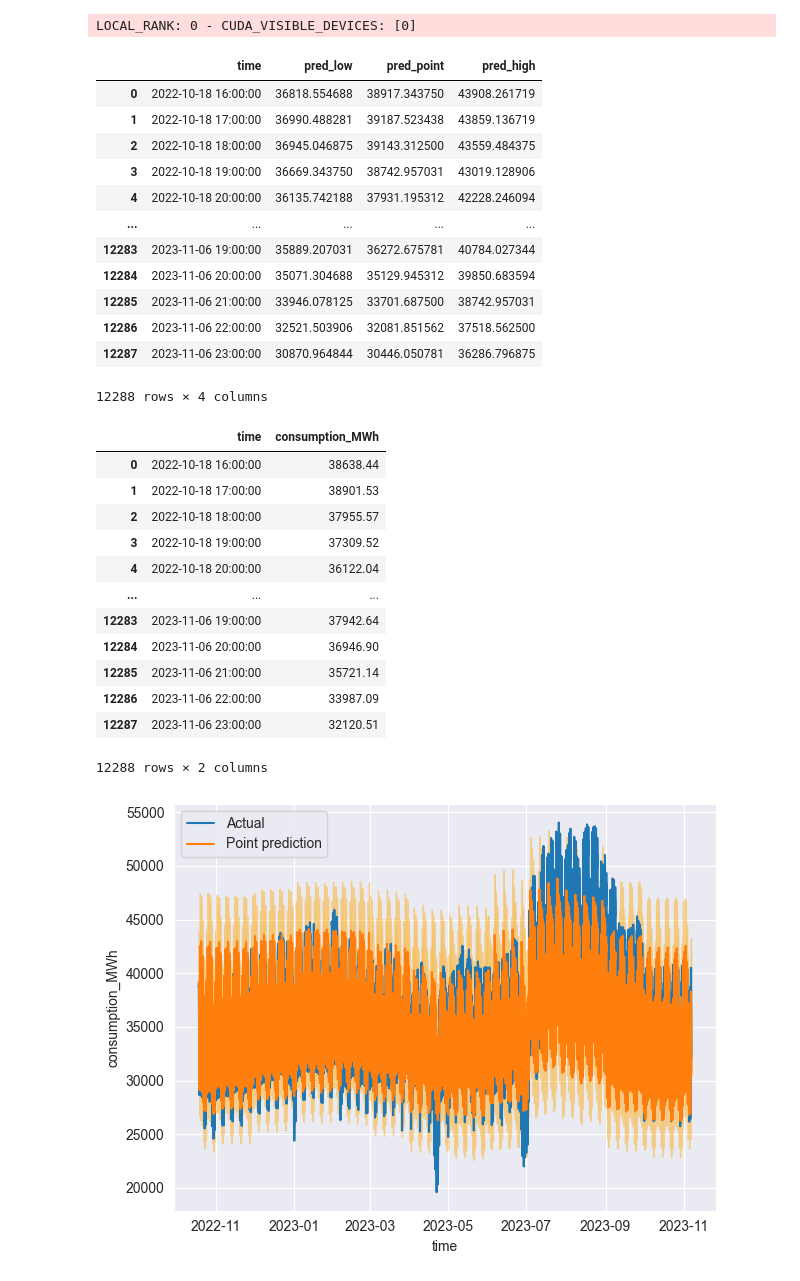
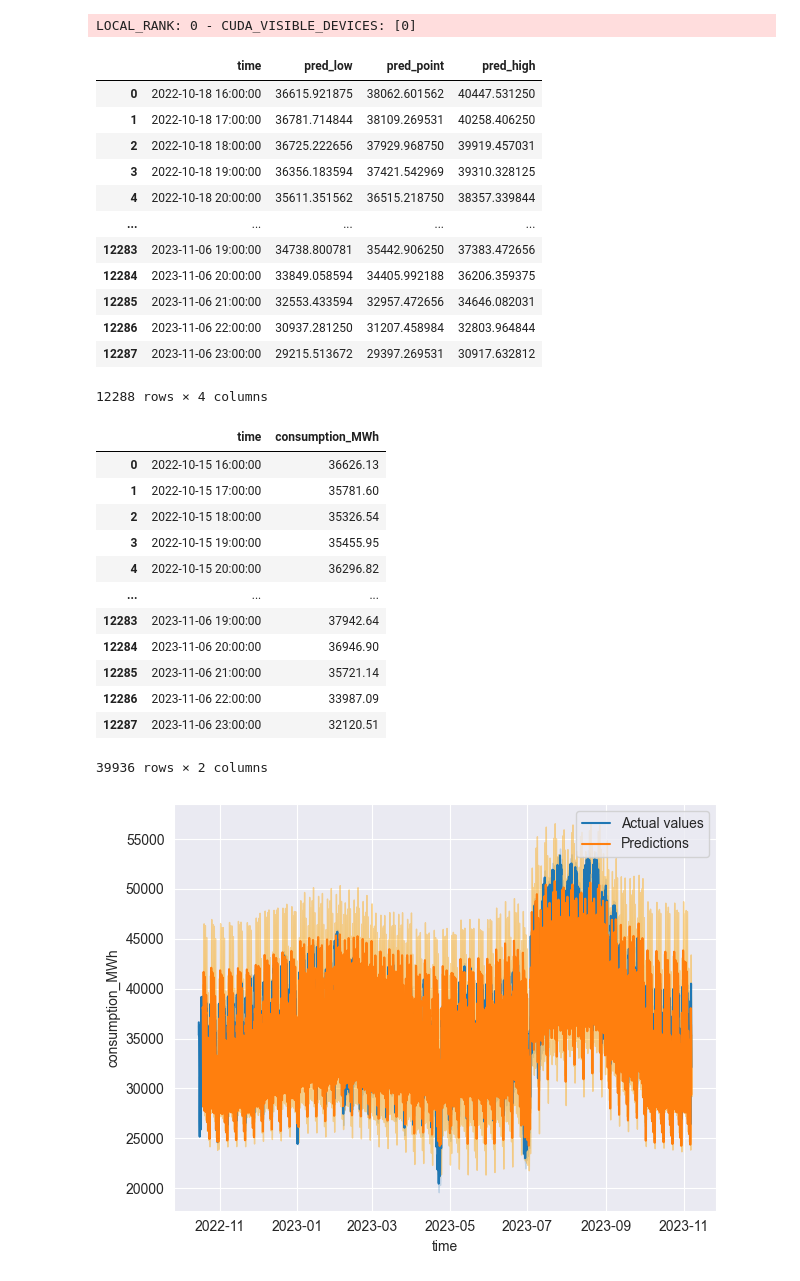
Before and after one commit to AhmetZamanis/DeepLearningEnergyForecasting, a Jupyter notebook: 3.1_QuantileLSTM.ipynb, the cells around one changed output. Drawn from its saved outputs; the diff is of its cells as text; code cells hidden in the pictures.

Commit message:
Finish stateful quantile LSTM notebook

```diff
--- a/3.1_QuantileLSTM.ipynb
+++ b/3.1_QuantileLSTM.ipynb
@@ -378,7 +379,7 @@ class QuantileLoss:
     quantiles in a list.
 
     Returns unreduced quantile loss tensor of shape (..., n_quantiles),
-    where each value is quantile loss * 2 (MAE).
+    where each value is quantile loss * 2 (equal to the MAE for q = 0.5).
 
     Implemented from pytorch_forecasting.metrics.quantile.QuantileLoss.
     """
@@ -947,64 +903,80 @@ df_preds = pd.DataFrame({
 df_preds
 # %% [output]
 |  | time | pred_low | pred_point | pred_high |
-| 0 | 2022-10-18 16:00:00 | 36818.554688 | 38917.343750 | 43908.261719 |
-| 1 | 2022-10-18 17:00:00 | 36990.488281 | 39187.523438 | 43859.136719 |
-| 2 | 2022-10-18 18:00:00 | 36945.046875 | 39143.312500 | 43559.484375 |
-| 3 | 2022-10-18 19:00:00 | 36669.343750 | 38742.957031 | 43019.128906 |
-| 4 | 2022-10-18 20:00:00 | 36135.742188 | 37931.195312 | 42228.246094 |
+| 0 | 2022-10-18 16:00:00 | 36615.921875 | 38062.601562 | 40447.531250 |
+| 1 | 2022-10-18 17:00:00 | 36781.714844 | 38109.269531 | 40258.406250 |
+| 2 | 2022-10-18 18:00:00 | 36725.222656 | 37929.968750 | 39919.457031 |
+| 3 | 2022-10-18 19:00:00 | 36356.183594 | 37421.542969 | 39310.328125 |
+| 4 | 2022-10-18 20:00:00 | 35611.351562 | 36515.218750 | 38357.339844 |
 | ... | ... | ... | ... | ... |
-| 12283 | 2023-11-06 19:00:00 | 35889.207031 | 36272.675781 | 40784.027344 |
-| 12284 | 2023-11-06 20:00:00 | 35071.304688 | 35129.945312 | 39850.683594 |
-| 12285 | 2023-11-06 21:00:00 | 33946.078125 | 33701.687500 | 38742.957031 |
-| 12286 | 2023-11-06 22:00:00 | 32521.503906 | 32081.851562 | 37518.562500 |
-| 12287 | 2023-11-06 23:00:00 | 30870.964844 | 30446.050781 | 36286.796875 |
+| 12283 | 2023-11-06 19:00:00 | 34738.800781 | 35442.906250 | 37383.472656 |
+| 12284 | 2023-11-06 20:00:00 | 33849.058594 | 34405.992188 | 36206.359375 |
+| 12285 | 2023-11-06 21:00:00 | 32553.433594 | 32957.472656 | 34646.082031 |
+| 12286 | 2023-11-06 22:00:00 | 30937.281250 | 31207.458984 | 32803.964844 |
+| 12287 | 2023-11-06 23:00:00 | 29215.513672 | 29397.269531 | 30917.632812 |
 12288 rows × 4 columns
 # %%
-# Combine back testing output sequences with times
+# Combine back testing output sequences with input sequences & times
+
+# Create dataframe from all input sequences
 test_output_stacked = np.stack(test_output, axis = 0)
 df_test_output = pd.DataFrame({
     "time": np.ravel(test_dates),
     "consumption_MWh": np.ravel(test_output_stacked[:, :, 0])
 })
+df_test_output["time"] = pd.to_datetime(df_test_output["time"])
+
+# Create dataframe from all input sequences
+test_input_dates = np.stack([sequence.index for sequence in test_input], axis = 0)
+test_input_stacked = np.stack(test_input, axis = 0)
+df_test_input = pd.DataFrame({
+    "time": np.ravel(test_input_dates),
+    "consumption_MWh" : np.ravel(test_input_stacked[:, :, 0])
+})
+df_test_input["time"] = pd.to_datetime(df_test_input["time"])
+
+# Concatenate & sort by time
+df_test = pd.concat([df_test_output, df_test_input])
+df_test = df_test.sort_values("time")
 # %%
-df_test_output
+df_test
 # %% [output]
 |  | time | consumption_MWh |
-| 0 | 2022-10-18 16:00:00 | 38638.44 |
-| 1 | 2022-10-18 17:00:00 | 38901.53 |
-| 2 | 2022-10-18 18:00:00 | 37955.57 |
-| 3 | 2022-10-18 19:00:00 | 37309.52 |
-| 4 | 2022-10-18 20:00:00 | 36122.04 |
+| 0 | 2022-10-15 16:00:00 | 36626.13 |
+| 1 | 2022-10-15 17:00:00 | 35781.60 |
+| 2 | 2022-10-15 18:00:00 | 35326.54 |
+| 3 | 2022-10-15 19:00:00 | 35455.95 |
+| 4 | 2022-10-15 20:00:00 | 36296.82 |
 | ... | ... | ... |
 | 12283 | 2023-11-06 19:00:00 | 37942.64 |
 | 12284 | 2023-11-06 20:00:00 | 36946.90 |
 | 12285 | 2023-11-06 21:00:00 | 35721.14 |
 | 12286 | 2023-11-06 22:00:00 | 33987.09 |
 | 12287 | 2023-11-06 23:00:00 | 32120.51 |
-12288 rows × 2 columns
+39936 rows × 2 columns
 # %%
 # Predicted vs. actual plot, hourly, entire test period
 _ = sns.lineplot(
-    data = df_test_output,
+    data = df_test,
     x = "time",
     y = "consumption_MWh",
-    label = "Actual"
+    label = "Actual values"
 )
 
 _ = sns.lineplot(
     data = df_preds,
     x = "time",
     y = "pred_point",
-    label = "Point prediction"
+    label = "Predictions"
 )
 
 _ = plt.fill_between(
     x = df_preds.time,
     y1 = df_preds.pred_low,
     y2 = df_preds.pred_high,
     label = "95% prediction interval",
     color = "orange",
     alpha = 0.4
 )
 # %% [output]
-[figure, old version]
+[figure, new version]
```
Also changed, not shown: parts of 9 cells of this notebook.
